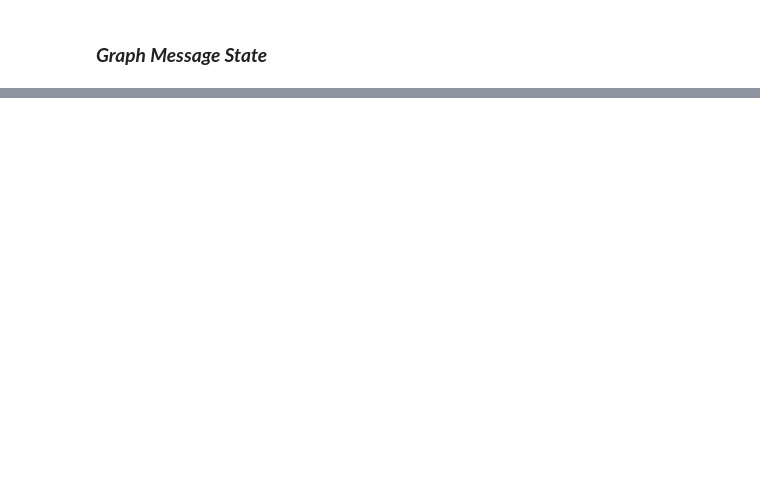
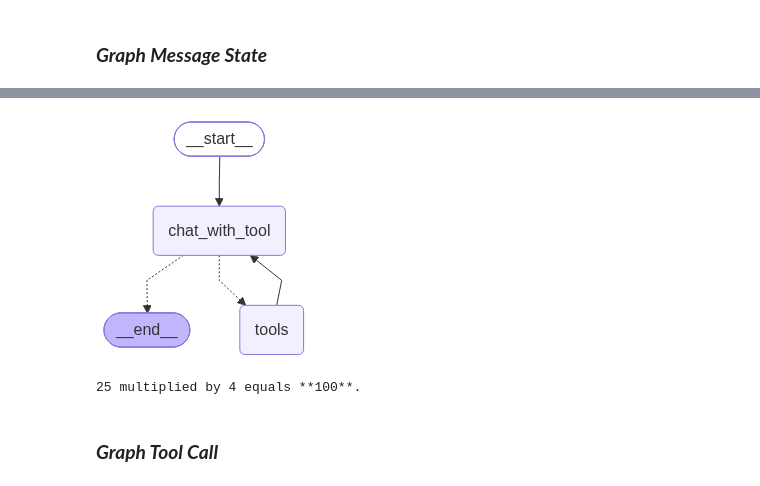
Before and after one commit to Ankit1726/AI_Engineering, a Jupyter notebook: Agentic_AI/notebooks/langgraph/langgraph.ipynb, the cells around one changed output, grey strips where cells are left out. Cells and saved outputs as stored; diff of their text form; code cells hidden in the pictures; blank space fills up the shorter version.

```diff
--- a/Agentic_AI/notebooks/langgraph/langgraph.ipynb
+++ b/Agentic_AI/notebooks/langgraph/langgraph.ipynb
@@ -177,0 +311,21 @@ graph
+# %%
+g
+# %% [output]
+[figure, added]
+# %%
+from langchain_core.messages import HumanMessage
+
+initial_state = {
+    "messages": [
+        HumanMessage(
+            content="What is 25 multiplied by 4?"
+        ),
+    ],
+}
+
+result = g.invoke(initial_state)
+print(result["messages"][-1].content)
+# %% [output]
+25 multiplied by 4 equals **100**.
+# %% [markdown]
+### ***Graph Tool Call***
```
Also changed, not shown: parts of 21 cells of this notebook.
